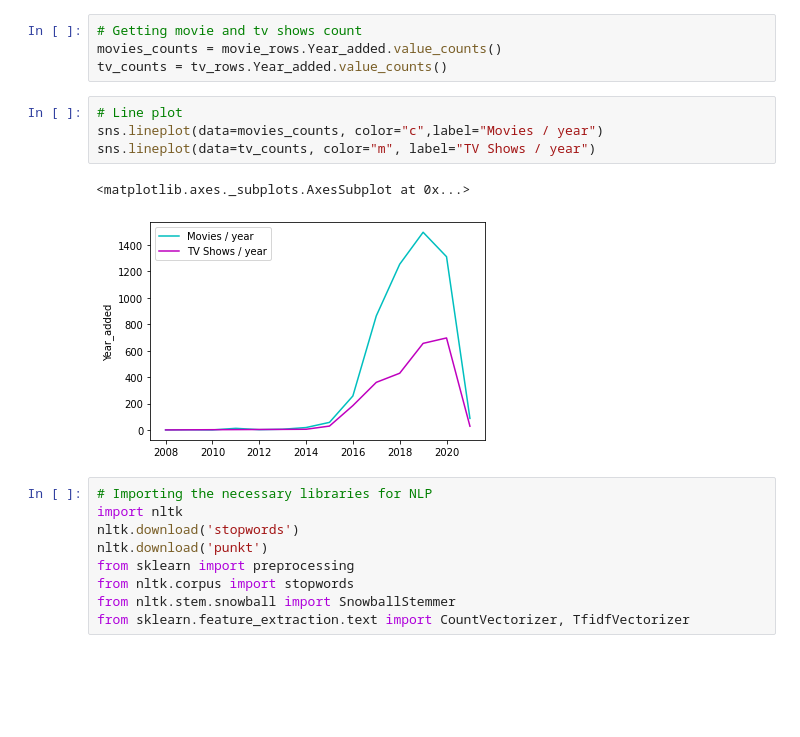
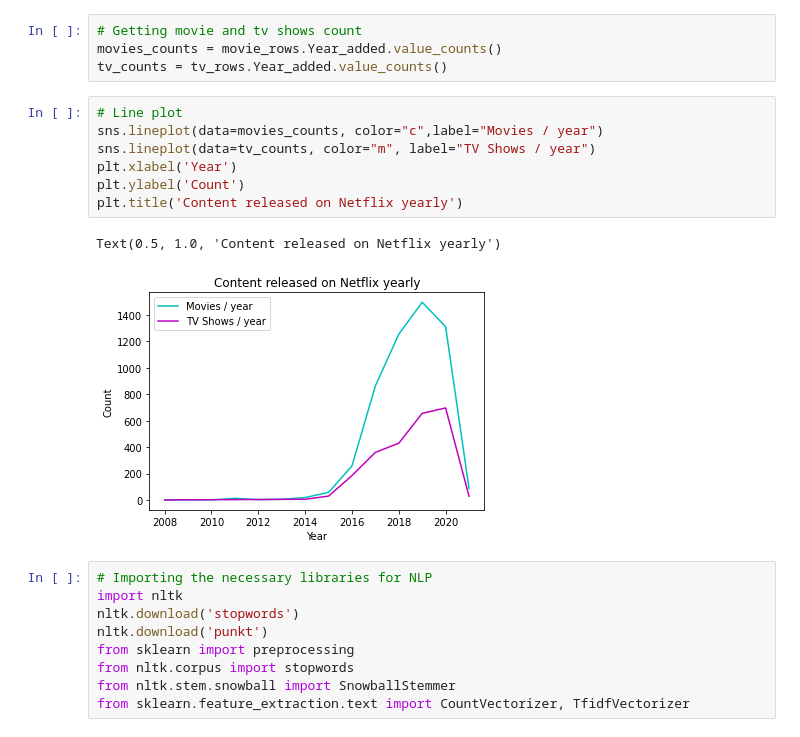
Before and after one commit to SuhasTantri/Netflix-movies-and-tv-shows-clustering, a Jupyter notebook: Raghavendra_and_Suhas_Team_NETFLIX_MOVIES_AND_TV_SHOWS_CLUSTERING.ipynb, the cells around one changed output. Drawn from its saved outputs; the diff is of its cells as text; blank space fills up the shorter version.

```diff
--- a/Raghavendra_and_Suhas_Team_NETFLIX_MOVIES_AND_TV_SHOWS_CLUSTERING.ipynb
+++ b/Raghavendra_and_Suhas_Team_NETFLIX_MOVIES_AND_TV_SHOWS_CLUSTERING.ipynb
@@ -315,10 +315,13 @@ tv_counts = tv_rows.Year_added.value_counts()
 # %%
 # Line plot
 sns.lineplot(data=movies_counts, color="c",label="Movies / year")
 sns.lineplot(data=tv_counts, color="m", label="TV Shows / year")
+plt.xlabel('Year')
+plt.ylabel('Count')
+plt.title('Content released on Netflix yearly')
 # %% [output]
-<matplotlib.axes._subplots.AxesSubplot at 0x...>
+Text(0.5, 1.0, 'Content released on Netflix yearly')
-[figure, old version]
+[figure, new version]
 # %%
 # Importing the necessary libraries for NLP
 import nltk
```
Also changed, not shown: parts of 1 cell of this notebook.
